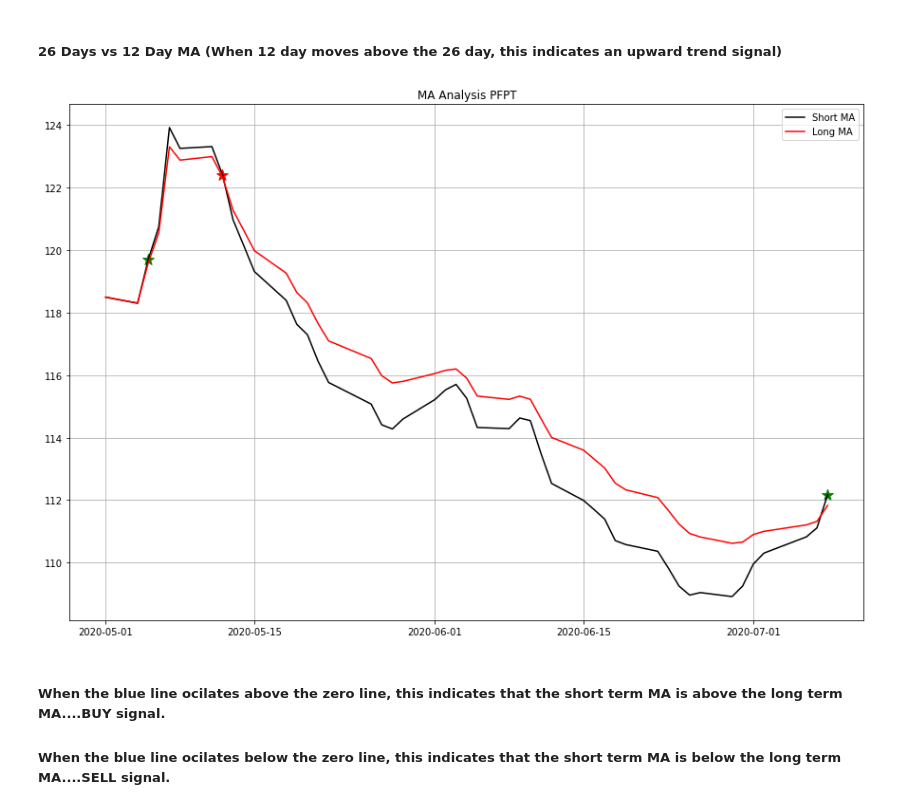
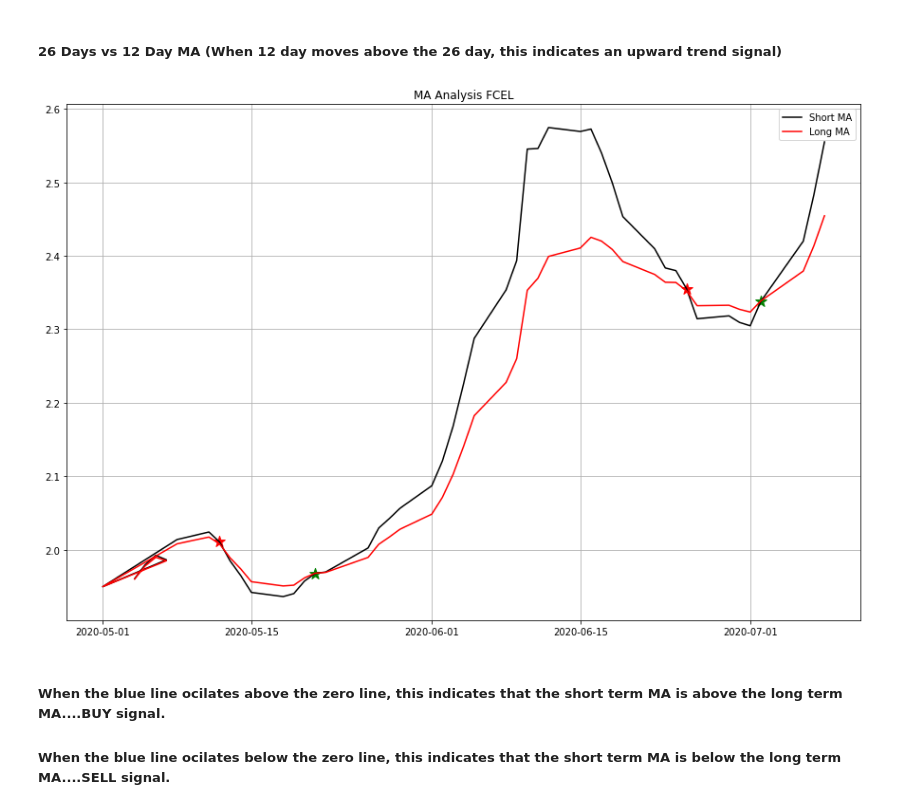
Before and after one commit to Mtaylert/Stock_Evaluation, a Jupyter notebook: src_code/HighLevelAnalysis.ipynb, the cells around one changed output. Drawn from its saved outputs; the diff is of its cells as text; code cells hidden in the pictures.

```diff
--- a/src_code/HighLevelAnalysis.ipynb
+++ b/src_code/HighLevelAnalysis.ipynb
@@ -51,7 +53,7 @@ fr
 # %% [markdown]
 ##### 26 Days vs 12 Day MA (When 12 day moves above the 26 day, this indicates an upward trend signal)
 # %%
-ticker = 'PFPT'
+ticker = 'FCEL'
 # %%
 
 
@@ -68,32 +70,32 @@ SDOW = pd.read_sql_query(SDOW_q,con=db)
 # %%
 
 
 
 
 plt.figure(figsize=(15,10))
 plt.plot(SDOW['Date'],SDOW['12Day_Moving_Average_Close'],label='Short MA',color='k')
 plt.plot(SDOW['Date'],SDOW['26Day_Moving_Average_Close'],label='Long MA',color='r')
 
 
 for values in range(len(SDOW)):
     if values!=0:
         if SDOW['MACD'].iloc[values]<0:
             if SDOW['MACD'].iloc[values-1]>0:
                 plt.scatter(SDOW['Date'].iloc[values-1],SDOW['12Day_Moving_Average_Close'].iloc[values-1],marker='*',
                        color='red',s=150)
 
     if SDOW['MACD'].iloc[values]>=0:
         if SDOW['MACD'].iloc[values-1]<0:
-            plt.scatter(SDOW['Date'].iloc[values],SDOW['12Day_Moving_Average_Close'].iloc[values],marker='*',
+            plt.scatter(SDOW['Date'].iloc[values-1],SDOW['12Day_Moving_Average_Close'].iloc[values-1],marker='*',
                        color='green',s=150)
 
 
 plt.title('MA Analysis {}'.format(ticker))
 plt.grid()
 plt.legend()
 plt.show()
 # %% [output]
-[figure, old version]
+[figure, new version]
 # %% [markdown]
 ##### When the blue line ocilates above the zero line, this indicates that the short term MA is above the long term MA....BUY signal.
 ##### When the blue line ocilates below the zero line, this indicates that the short term MA is below the long term MA....SELL signal.
```
Also changed, not shown: parts of 3 cells of this notebook, 1 other file.
